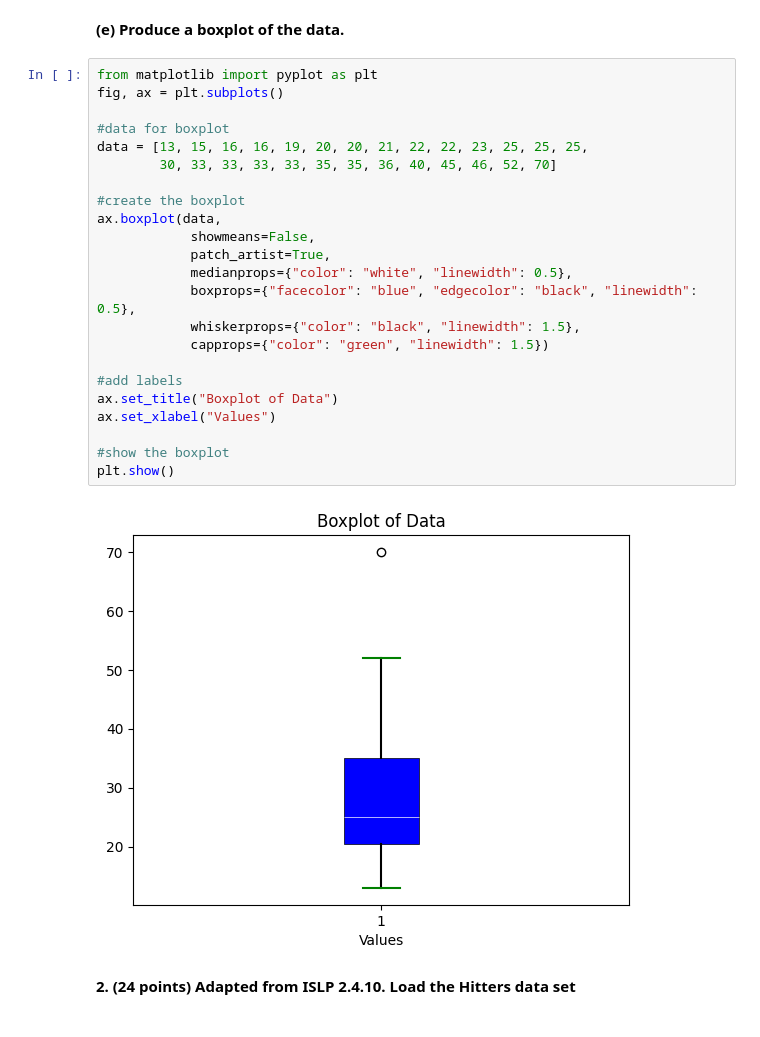
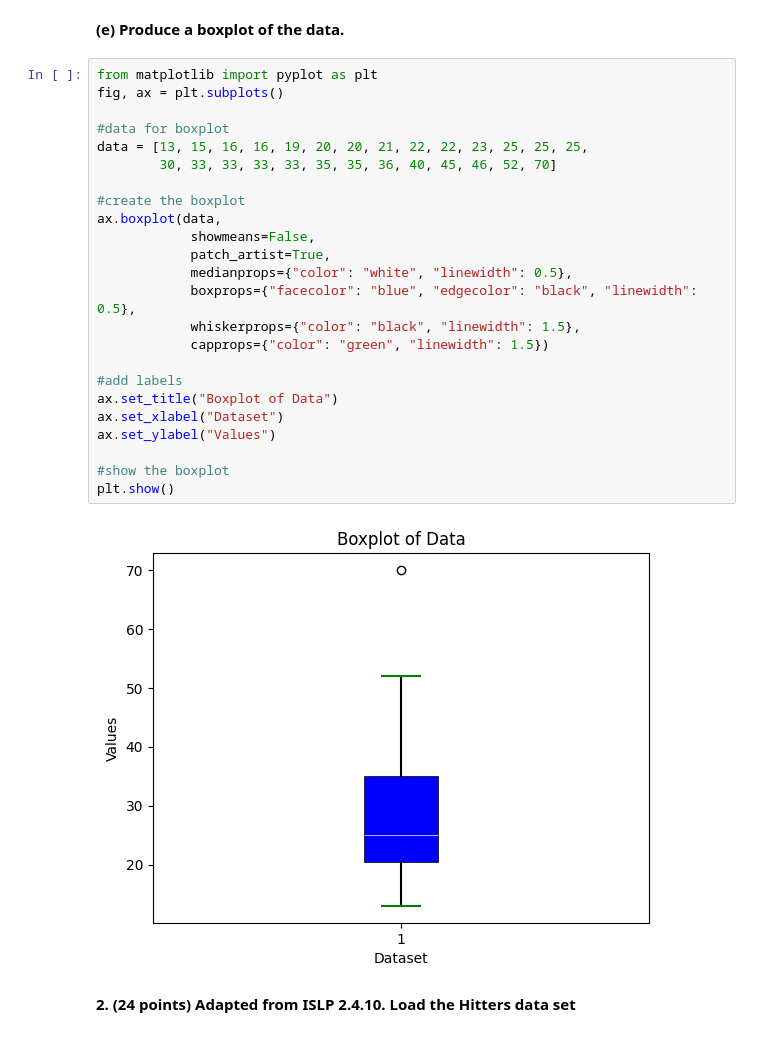
Before and after one commit to rachellecloutier/code_2600, a Jupyter notebook: homework1.ipynb, the cells around one changed output. Cells and saved outputs as stored; diff of their text form.

```diff
--- a/homework1.ipynb
+++ b/homework1.ipynb
@@ -32,28 +31,29 @@ So, **Q3 = 35**
 # %%
 from matplotlib import pyplot as plt
 fig, ax = plt.subplots()
 
 #data for boxplot
 data = [13, 15, 16, 16, 19, 20, 20, 21, 22, 22, 23, 25, 25, 25,
         30, 33, 33, 33, 33, 35, 35, 36, 40, 45, 46, 52, 70]
 
 #create the boxplot
 ax.boxplot(data,
             showmeans=False,
             patch_artist=True,
             medianprops={"color": "white", "linewidth": 0.5},
             boxprops={"facecolor": "blue", "edgecolor": "black", "linewidth": 0.5},
             whiskerprops={"color": "black", "linewidth": 1.5},
             capprops={"color": "green", "linewidth": 1.5})
 
 #add labels
 ax.set_title("Boxplot of Data")
-ax.set_xlabel("Values")
+ax.set_xlabel("Dataset")
+ax.set_ylabel("Values")
 
 #show the boxplot
 plt.show()
 # %% [output]
-[figure, old version]
+[figure, new version]
 # %% [markdown]
 **2. (24 points) Adapted from ISLP 2.4.10. Load the Hitters data set**
 # %% [markdown]
```
Also changed, not shown: parts of 18 cells of this notebook.
